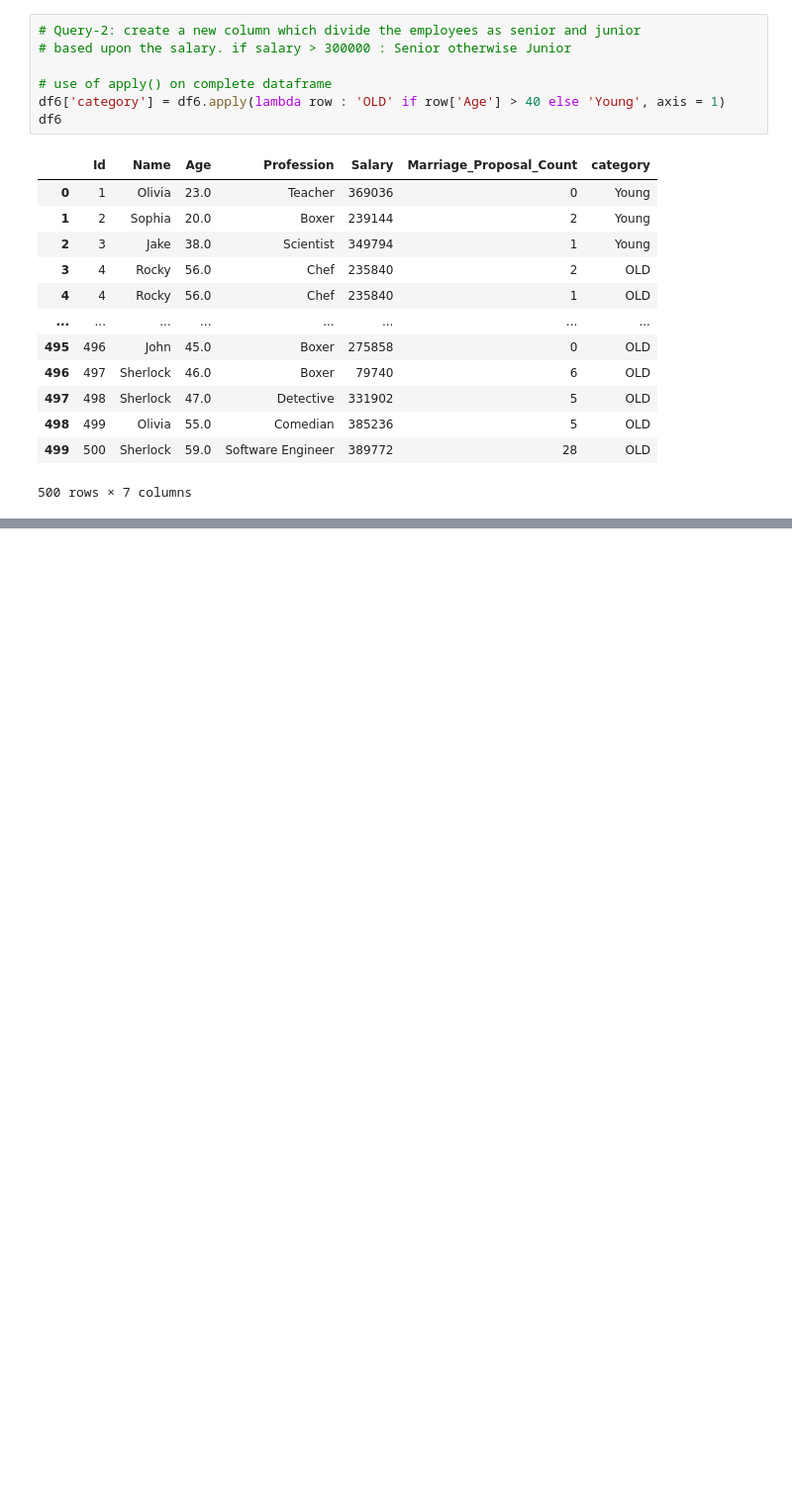
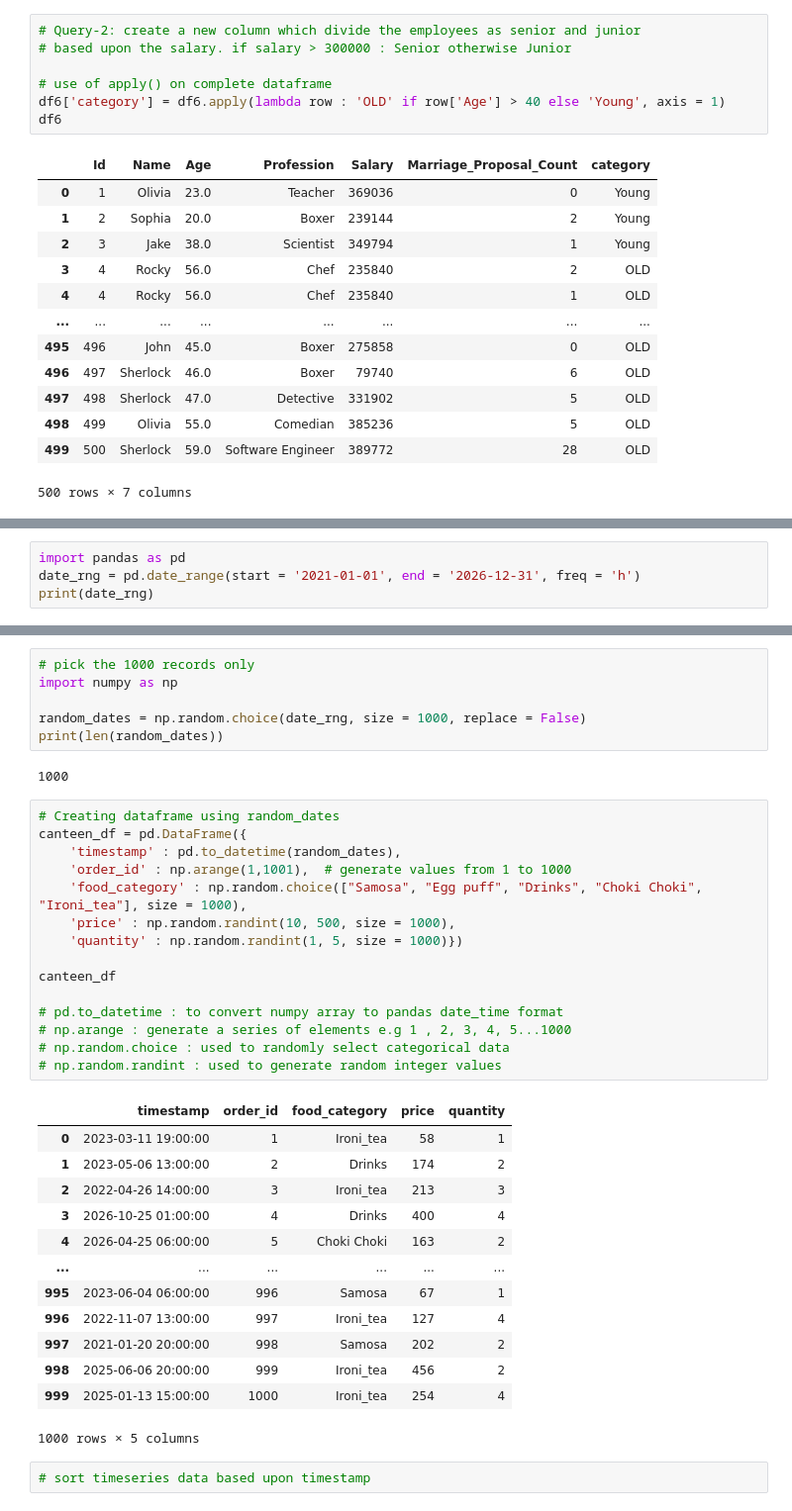
Before and after one commit to puneet-cs/DA22_DataAnalytics, a Jupyter notebook: DA22 Pandas.ipynb, the cells around one changed output, grey strips where cells are left out. Shown at 99% size. Cells and saved outputs as stored; diff of their text form; blank space fills up the shorter version.

```diff
--- a/DA22 Pandas.ipynb
+++ b/DA22 Pandas.ipynb
@@ -1449,0 +1845,4 @@ df6
+# %%
+import pandas as pd
+date_rng = pd.date_range(start = '2021-01-01', end = '2026-12-31', freq = 'h')
+print(date_rng)
@@ -1449,0 +1862,39 @@ df6
+# %%
+# pick the 1000 records only
+import numpy as np
+
+random_dates = np.random.choice(date_rng, size = 1000, replace = False)
+print(len(random_dates))
+# %% [output]
+1000
+# %%
+# Creating dataframe using random_dates
+canteen_df = pd.DataFrame({
+    'timestamp' : pd.to_datetime(random_dates),
+    'order_id' : np.arange(1,1001),  # generate values from 1 to 1000
+    'food_category' : np.random.choice(["Samosa", "Egg puff", "Drinks", "Choki Choki", "Ironi_tea"], size = 1000),
+    'price' : np.random.randint(10, 500, size = 1000),
+    'quantity' : np.random.randint(1, 5, size = 1000)})
+
+canteen_df
+
+# pd.to_datetime : to convert numpy array to pandas date_time format
+# np.arange : generate a series of elements e.g 1 , 2, 3, 4, 5...1000
+# np.random.choice : used to randomly select categorical data
+# np.random.randint : used to generate random integer values
+# %% [output]
+|  | timestamp | order_id | food_category | price | quantity |
+| 0 | 2023-03-11 19:00:00 | 1 | Ironi_tea | 58 | 1 |
+| 1 | 2023-05-06 13:00:00 | 2 | Drinks | 174 | 2 |
+| 2 | 2022-04-26 14:00:00 | 3 | Ironi_tea | 213 | 3 |
+| 3 | 2026-10-25 01:00:00 | 4 | Drinks | 400 | 4 |
+| 4 | 2026-04-25 06:00:00 | 5 | Choki Choki | 163 | 2 |
+| ... | ... | ... | ... | ... | ... |
+| 995 | 2023-06-04 06:00:00 | 996 | Samosa | 67 | 1 |
+| 996 | 2022-11-07 13:00:00 | 997 | Ironi_tea | 127 | 4 |
+| 997 | 2021-01-20 20:00:00 | 998 | Samosa | 202 | 2 |
+| 998 | 2025-06-06 20:00:00 | 999 | Ironi_tea | 456 | 2 |
+| 999 | 2025-01-13 15:00:00 | 1000 | Ironi_tea | 254 | 4 |
+1000 rows × 5 columns
+# %%
+# sort timeseries data based upon timestamp
```
Also changed, not shown: parts of 43 cells of this notebook.
